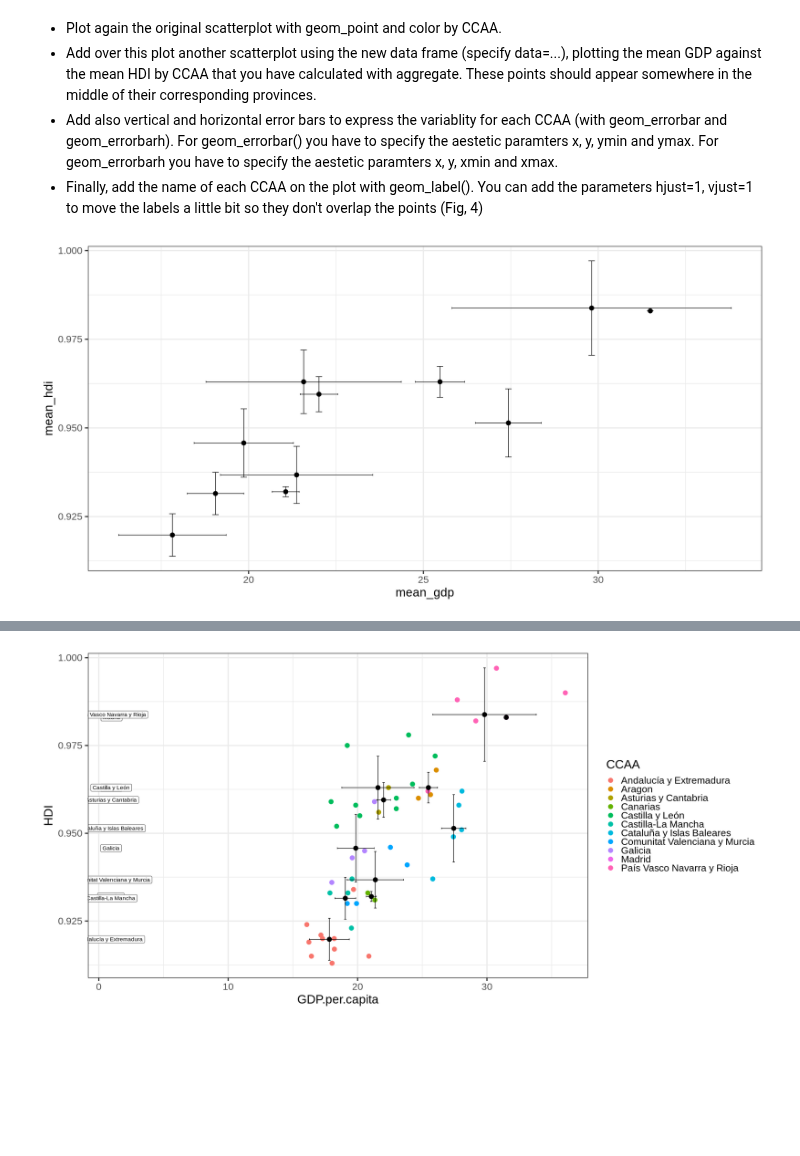
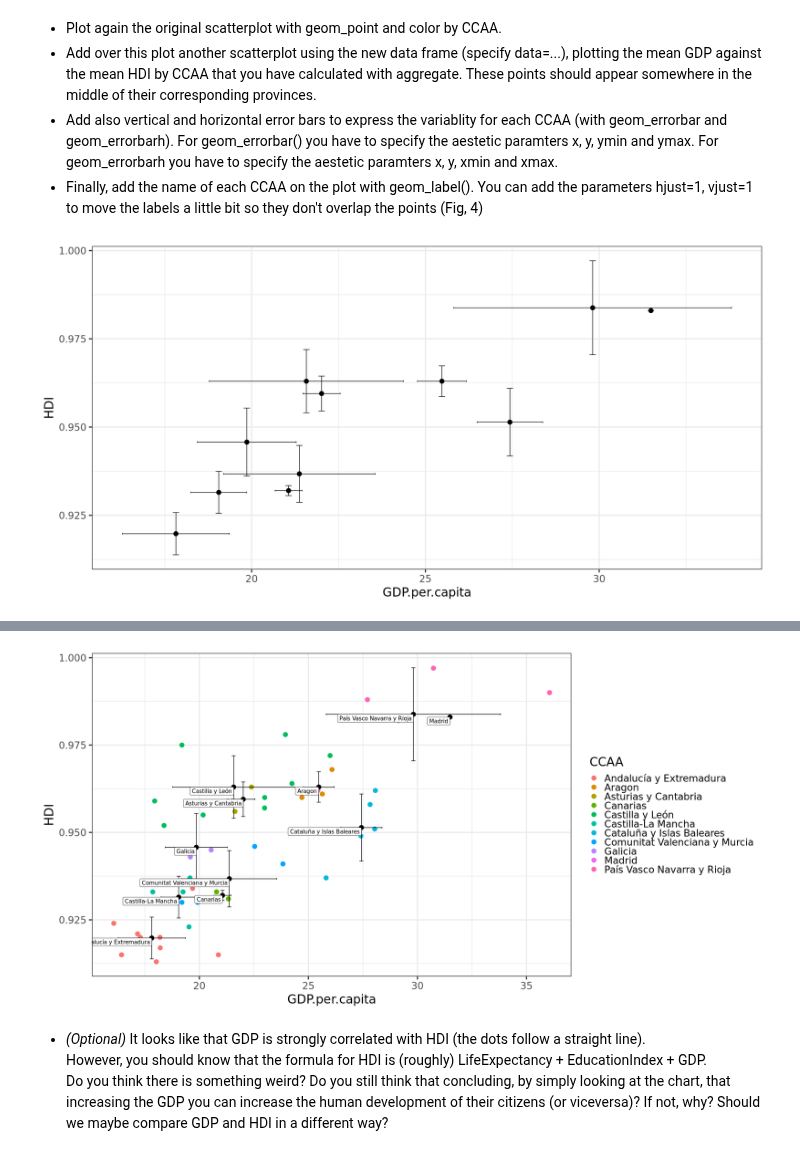
Before and after one commit to jmgs7/Introduction_R, a Jupyter notebook: Exam/Exam_answers.ipynb, the cells around one changed output, grey strips where cells are left out. Drawn from its saved outputs; the diff is of its cells as text; code cells hidden in the pictures; blank space fills up the shorter version.

```diff
--- a/Exam/Exam_answers.ipynb
+++ b/Exam/Exam_answers.ipynb
@@ -124,7 +120,7 @@ sd_gdp[is.na(sd_gdp)] <- 0
 sd_hdi[is.na(sd_hdi)] <- 0
 
 stats <- data.frame(CCAA = mean_gdp$`Group.1`,
-    mean_gdp = mean_gdp$x,
+    GDP.per.capita = mean_gdp$x,
     sd_gdp = sd_gdp$x,
-    mean_hdi = mean_hdi$x,
+    HDI = mean_hdi$x,
     sd_hdi = sd_hdi$x)
@@ -159,21 +140,21 @@ options(repr.plot.width = 20, repr.plot.height = 10, repr.plot.res = 100)
 #     geom_point(aes(color = CCAA), size = 4) +
 #     theme_bw(base_size = 24)
 
-stats_scatter <- ggplot(stats, aes(x = mean_gdp, y = mean_hdi))
+stats_scatter <- ggplot(stats, aes(x = GDP.per.capita, y = HDI))
 
 stats_scatter +
     geom_point(data = stats, size = 4, fill = "black") +
     theme_bw(base_size = 24) +
     geom_errorbar(aes(
-                ymin = mean_hdi - sd_hdi,
-                ymax = mean_hdi + sd_hdi
+                ymin = HDI - sd_hdi,
+                ymax = HDI + sd_hdi
                 ))+
     geom_errorbarh(aes(
-                xmin = mean_gdp - sd_gdp,
-                xmax = mean_gdp + sd_gdp,
+                xmin = GDP.per.capita - sd_gdp,
+                xmax = GDP.per.capita + sd_gdp,
                 ))
 # %% [output]
-[figure, old version]
+[figure, new version]
 # %%
 library(ggplot2)
 
@@ -184,14 +165,14 @@ scatter <- ggplot(data, aes(x = GDP.per.capita, y = HDI))
 scatter +
     geom_point(aes(color = CCAA), size = 4) +
     theme_bw(base_size = 24) +
-    geom_point(data = stats, aes(x = mean_gdp, y = mean_hdi), size = 4, fill = "black") +
-    geom_errorbar(data = stats, aes(x = mean_gdp, y = mean_hdi,
-                ymin = mean_hdi - sd_hdi,
-                ymax = mean_hdi + sd_hdi
-                ))+
-    geom_errorbarh(data = stats, aes(x = mean_gdp, y = mean_hdi,
-                xmin = mean_gdp - sd_gdp,
-                xmax = mean_gdp + sd_gdp,
-                ))+
-    geom_label(data = stats, aes(x = mean_hdi, y = mean_hdi, label = CCAA))
+    geom_point(data = stats, size = 4, fill = "black") +
+    geom_errorbar(data = stats, aes(
+                ymin = HDI - sd_hdi,
+                ymax = HDI + sd_hdi)
+                ) +
+    geom_errorbarh(data = stats, aes(
+                xmin = GDP.per.capita - sd_gdp,
+                xmax = GDP.per.capita + sd_gdp)
+                ) +
+    geom_label(data = stats, aes(label = CCAA), hjust = 1, vjust = 1)
 # %% [output]
@@ -200 +179,5 @@ Warning message in geom_errorbarh(data = stats, aes(x = mean_gdp, y = mean_hdi,
-[figure, old version]
+[figure, new version]
+# %% [markdown]
+
+- *(Optional)* It looks like that GDP is strongly correlated with HDI (the dots follow a straight line). <br> However, you should know that the formula for HDI is (roughly) LifeExpectancy + EducationIndex + GDP. <br>
+Do you think there is something weird? Do you still think that concluding, by simply looking at the chart, that increasing the GDP you can increase the human development of their citizens (or viceversa)? If not, why? Should we maybe compare GDP and HDI in a different way?
```
Also changed, not shown: parts of 6 cells of this notebook.
